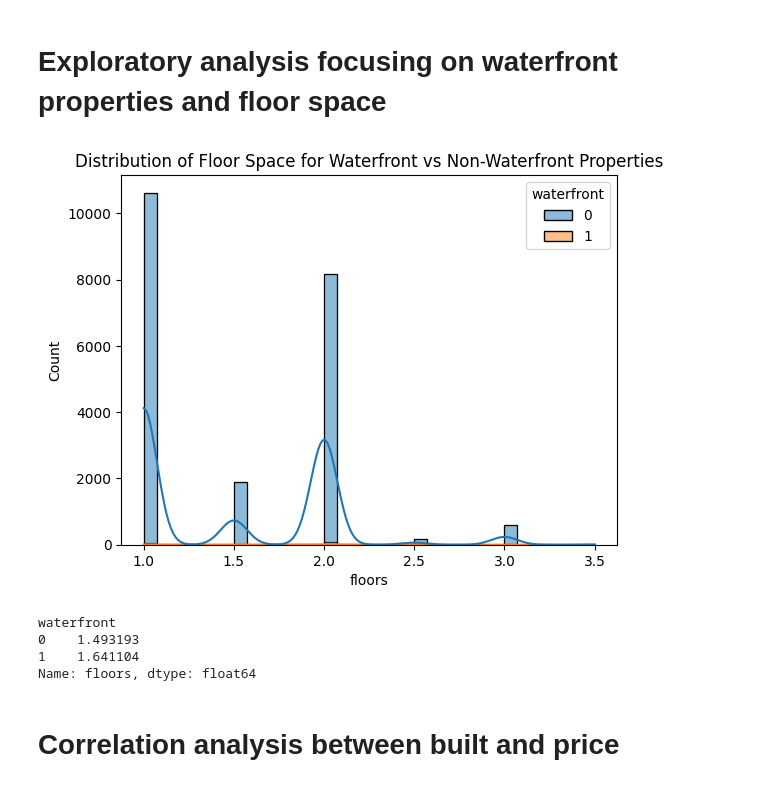
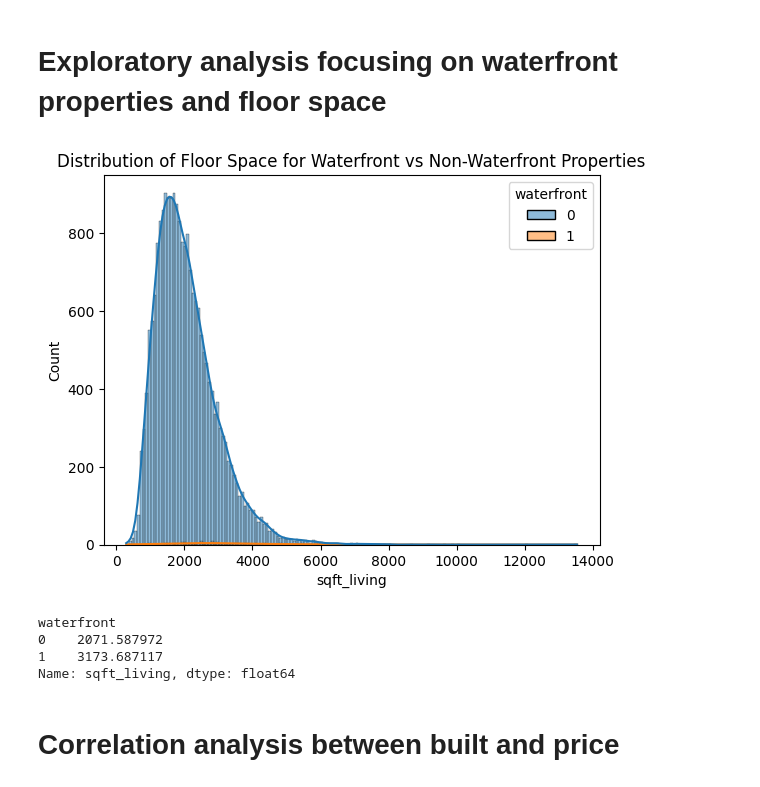
Before and after one commit to hellooishik/DatasetPyManchester, a Jupyter notebook: Data_Analysis_with_Python_Manchester.ipynb, the cells around one changed output. Drawn from its saved outputs; the diff is of its cells as text; code cells hidden in the pictures.

```diff
--- a/Data_Analysis_with_Python_Manchester.ipynb
+++ b/Data_Analysis_with_Python_Manchester.ipynb
@@ -60,0 +100,17 @@ df.head()
+# %%
+# Drop duplicates if any
+df = df.drop_duplicates()
+
+# Handle missing values (example: fill with mean for numerical columns)
+df['sqft_living'] = df['sqft_living'].fillna(df['sqft_living'].mean())
+df['price'] = df['price'].fillna(df['price'].mean())
+df['yr_built'] = df['yr_built'].fillna(df['yr_built'].mean())
+df['waterfront'] = df['waterfront'].fillna(df['waterfront'].mode()[0])
+
+# Convert data types if necessary
+df['yr_built'] = df['yr_built'].astype(int)
+df['waterfront'] = df['waterfront'].astype(int)
+
+# Verify the changes
+print(df.dtypes)
+print(df.isnull().sum())
@@ -96,22 +174,22 @@ Name: price, dtype: float64
 # %%
 # Import necessary libraries
 import matplotlib.pyplot as plt
 import seaborn as sns
 
 # Distribution of floor space for waterfront properties vs non-waterfront properties
-sns.histplot(data=df, x='floors', hue='waterfront', kde=True)
+sns.histplot(data=df, x='sqft_living', hue='waterfront', kde=True)
 plt.title('Distribution of Floor Space for Waterfront vs Non-Waterfront Properties')
 plt.show()
 
 # Average floor space for waterfront properties vs non-waterfront properties
-avg_floor_space = df.groupby('waterfront')['floors'].mean()
+avg_floor_space = df.groupby('waterfront')['sqft_living'].mean()
 print(avg_floor_space)
 # %% [output]
-[figure, old version]
+[figure, new version]
 waterfront
-0    1.493193
-1    1.641104
-Name: floors, dtype: float64
+0    2071.587972
+1    3173.687117
+Name: sqft_living, dtype: float64
 # %% [markdown]
 # Correlation analysis between built and price
 # %%
```
Also changed, not shown: parts of 8 cells of this notebook.
